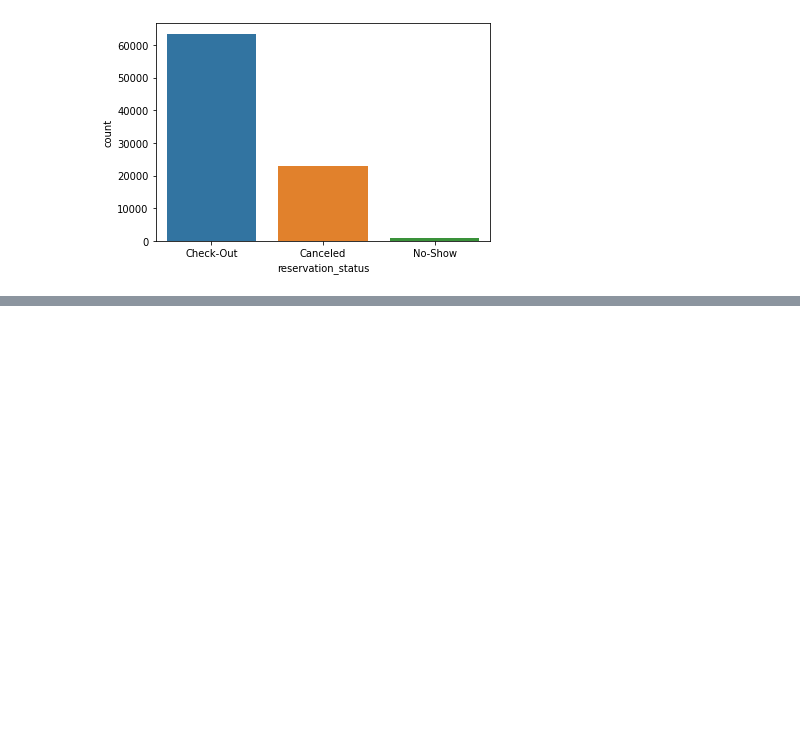
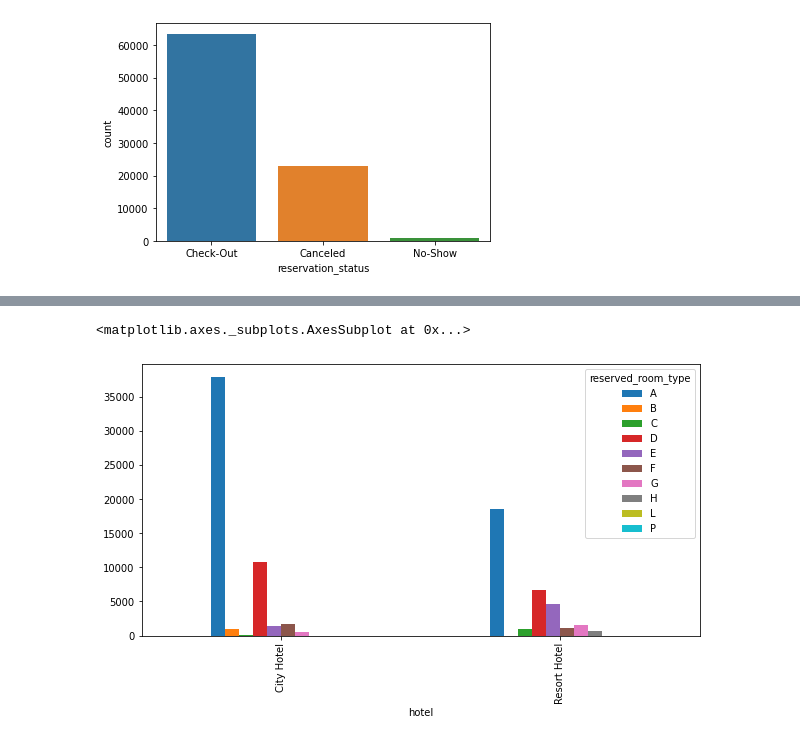
Before and after one commit to Vaishnavipadwad/HOTEL-BOOKING-ANALYSIS, a Jupyter notebook: Hotel_Booking_Analysis1.ipynb, the cells around one changed output, grey strips where cells are left out. Drawn from its saved outputs; the diff is of its cells as text; code cells hidden in the pictures; blank space fills up the shorter version.

```diff
--- a/Hotel_Booking_Analysis1.ipynb
+++ b/Hotel_Booking_Analysis1.ipynb
@@ -163,0 +192,6 @@ plt.show()
+# %%
+df2 = df.groupby(['hotel','reserved_room_type']).size().unstack()
+df2.plot(kind="bar",figsize=(10,5))
+# %% [output]
+<matplotlib.axes._subplots.AxesSubplot at 0x...>
+[figure, added]
```
Also changed, not shown: parts of 10 cells of this notebook.
